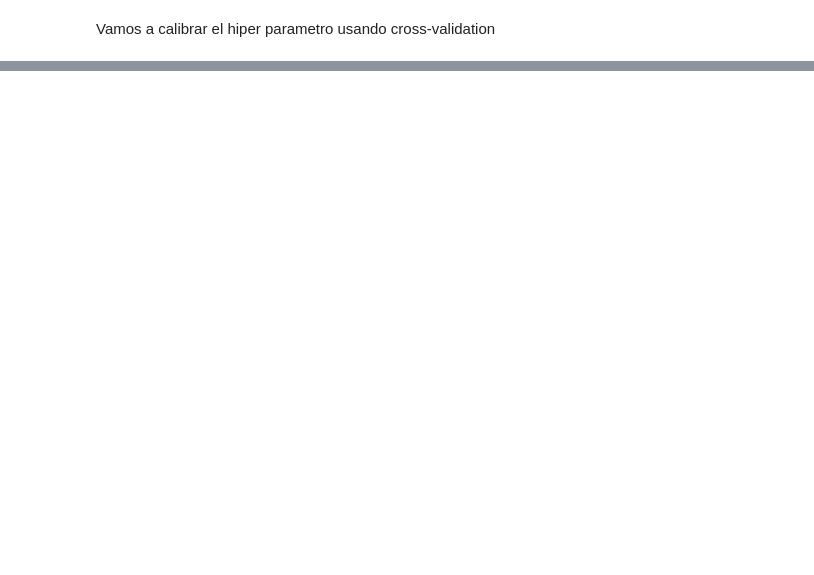
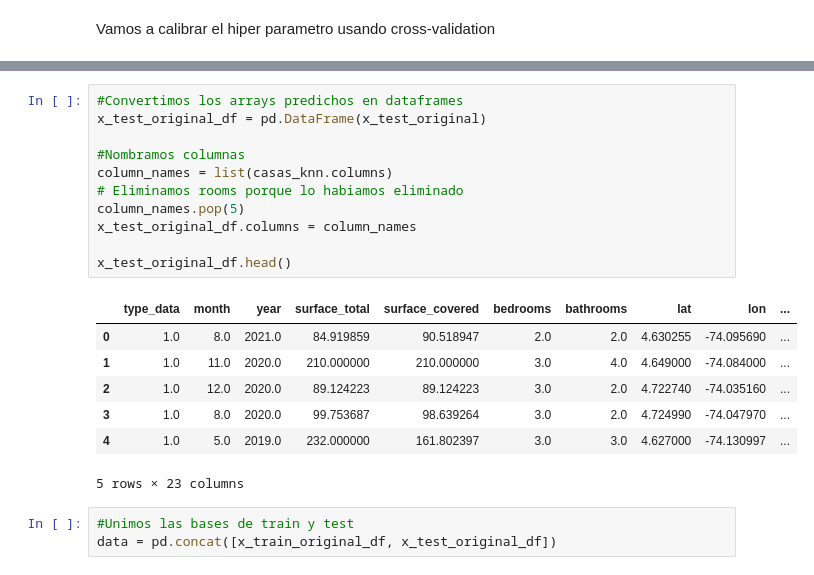
Before and after one commit to jbermudezc01/Problem_set2_BDML, a Jupyter notebook: scripts/k_vecinos.ipynb, the cells around one changed output, grey strips where cells are left out. Cells and saved outputs as stored; diff of their text form; blank space fills up the shorter version.

```diff
--- a/scripts/k_vecinos.ipynb
+++ b/scripts/k_vecinos.ipynb
@@ -92,0 +128,22 @@ knn_casas_grid.best_score_
+# %%
+#Convertimos los arrays predichos en dataframes
+x_test_original_df = pd.DataFrame(x_test_original)
+
+#Nombramos columnas
+column_names = list(casas_knn.columns)
+# Eliminamos rooms porque lo habiamos eliminado
+column_names.pop(5)
+x_test_original_df.columns = column_names
+
+x_test_original_df.head()
+# %% [output]
+|  | type_data | month | year | surface_total | surface_covered | bedrooms | bathrooms | lat | lon | ... |
+| 0 | 1.0 | 8.0 | 2021.0 | 84.919859 | 90.518947 | 2.0 | 2.0 | 4.630255 | -74.095690 | ... |
+| 1 | 1.0 | 11.0 | 2020.0 | 210.000000 | 210.000000 | 3.0 | 4.0 | 4.649000 | -74.084000 | ... |
+| 2 | 1.0 | 12.0 | 2020.0 | 89.124223 | 89.124223 | 3.0 | 2.0 | 4.722740 | -74.035160 | ... |
+| 3 | 1.0 | 8.0 | 2020.0 | 99.753687 | 98.639264 | 3.0 | 2.0 | 4.724990 | -74.047970 | ... |
+| 4 | 1.0 | 5.0 | 2019.0 | 232.000000 | 161.802397 | 3.0 | 3.0 | 4.627000 | -74.130997 | ... |
+5 rows × 23 columns
+# %%
+#Unimos las bases de train y test
+data = pd.concat([x_train_original_df, x_test_original_df])
```
Also changed, not shown: parts of 23 cells of this notebook.
